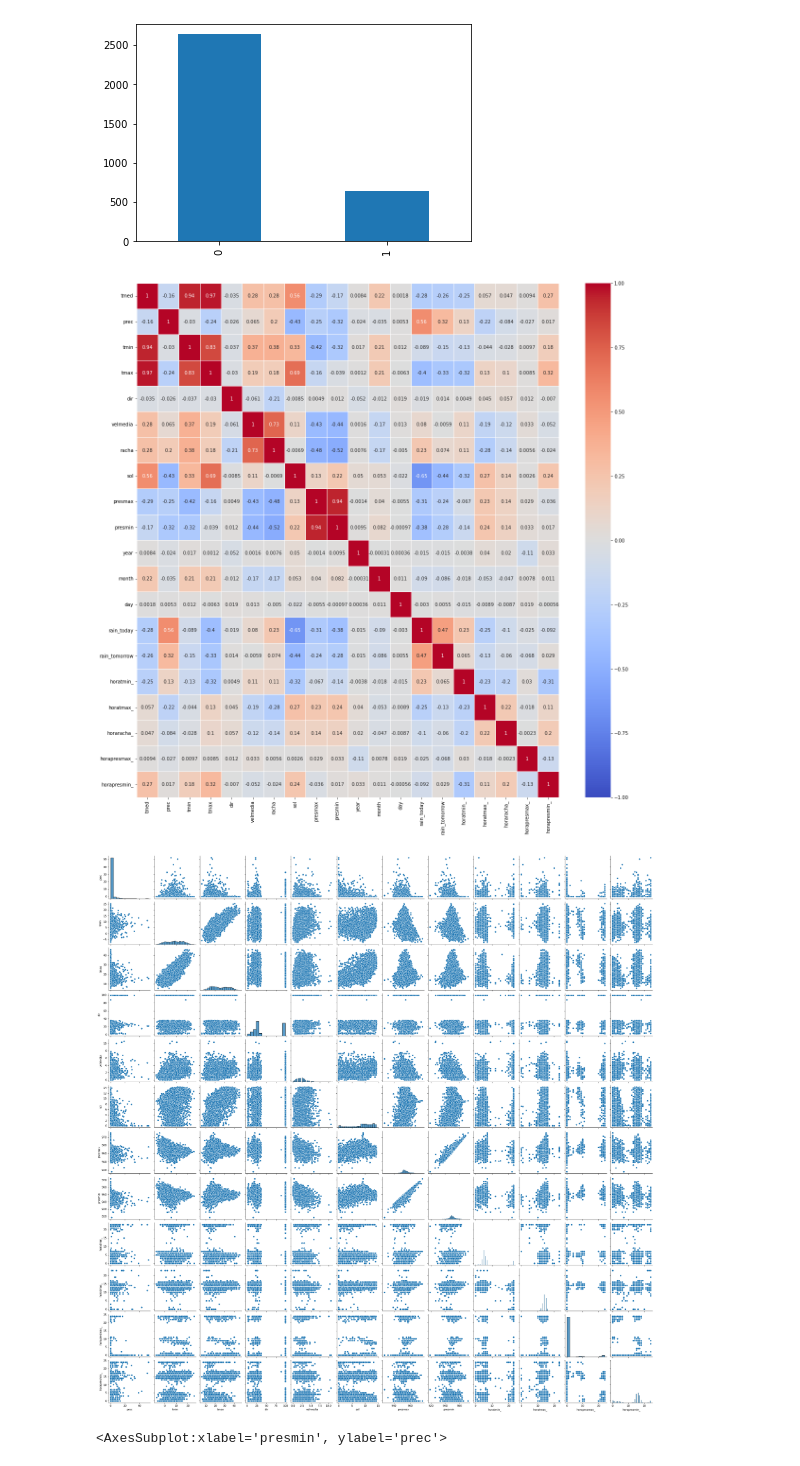
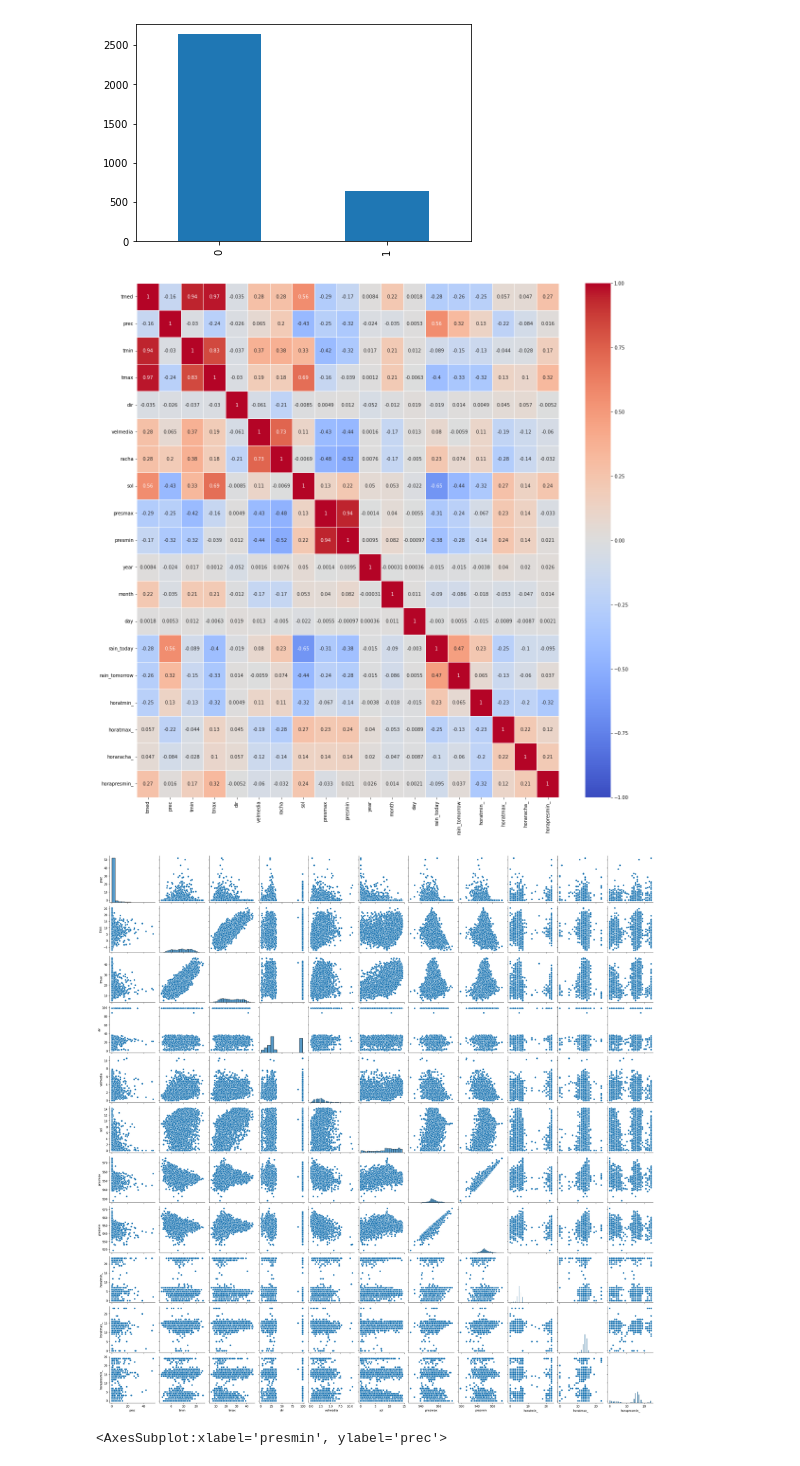
Before and after one commit to erfederuiz/rain_project, a Jupyter notebook: aemet_tests_fillna.ipynb, the cells around one changed output. Saved outputs shown, nothing was run; the diff lists cells and outputs as text; code cells hidden in the pictures.

```diff
--- a/aemet_tests_fillna.ipynb
+++ b/aemet_tests_fillna.ipynb
@@ -91,9 +91,9 @@ def column_fill_na_mode(columna, valor, day, month):
     df_moda = df[ ( (df['month'] == month ) & (df['day'] == day ) )][columna]
     serie_moda = pd.Series(df_moda)
     if type(valor) == str:
-        return serie_mediana.mode().tolist()[0]
+        return serie_moda.mode().tolist()[0]
     elif math.isnan(valor):
-        return serie_mediana.mode().tolist()[0]
+        return serie_moda.mode().tolist()[0]
     else:
         return valor
 # %%
@@ -345,8 +349,6 @@ horapresmin_     0
 dtype: int64
 # %%
 df.drop(['altitud','fecha', 'indicativo', 'nombre', 'provincia', 'horatmin', 'horatmax', 'horaracha', 'horapresmax', 'horapresmin'], axis = 1, inplace = True)
-# %%
-df.drop(['altitud'], axis = 1, inplace = True)
 # %%
 df.describe()
 # %% [output]
@@ -374,13 +376,13 @@ plt.figure(figsize=(20,20))
 upp_mat = np.triu(df.corr())
 sns.heatmap(df.corr(), linewidths=0.5, vmin = -1, vmax = +1, annot = True, cmap = 'coolwarm',  annot_kws={"size": 10});
 # %% [output]
-[figure, old version]
+[figure, new version]
 # %%
-columns_pairplot = ['prec',	'tmin',	'tmax',	'dir', 'velmedia', 'sol', 'presmax', 'presmin', 'horatmin_', 'horatmax_',  'horapresmax_', 'horapresmin_']
+columns_pairplot = ['prec',	'tmin',	'tmax',	'dir', 'velmedia', 'sol', 'presmax', 'presmin', 'horatmin_', 'horatmax_', 'horapresmin_']
 df_pairplot = df[columns_pairplot]
 split_pairplot = sns.pairplot(data = df_pairplot)
 # %% [output]
-[figure, old version]
+[figure, new version]
 # %%
 sns.lineplot(data=df,x='presmin',y='prec',color='blue')
 # %% [output]
```
Also changed, not shown: parts of 39 cells of this notebook, 11 other files.
